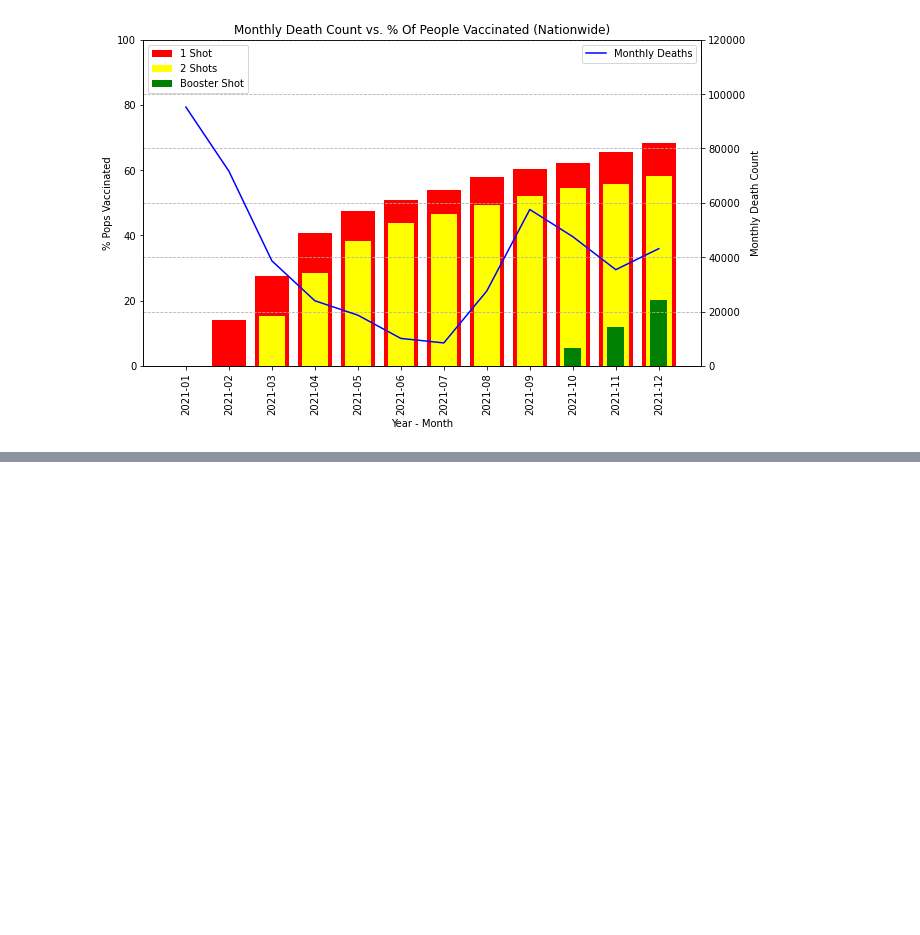
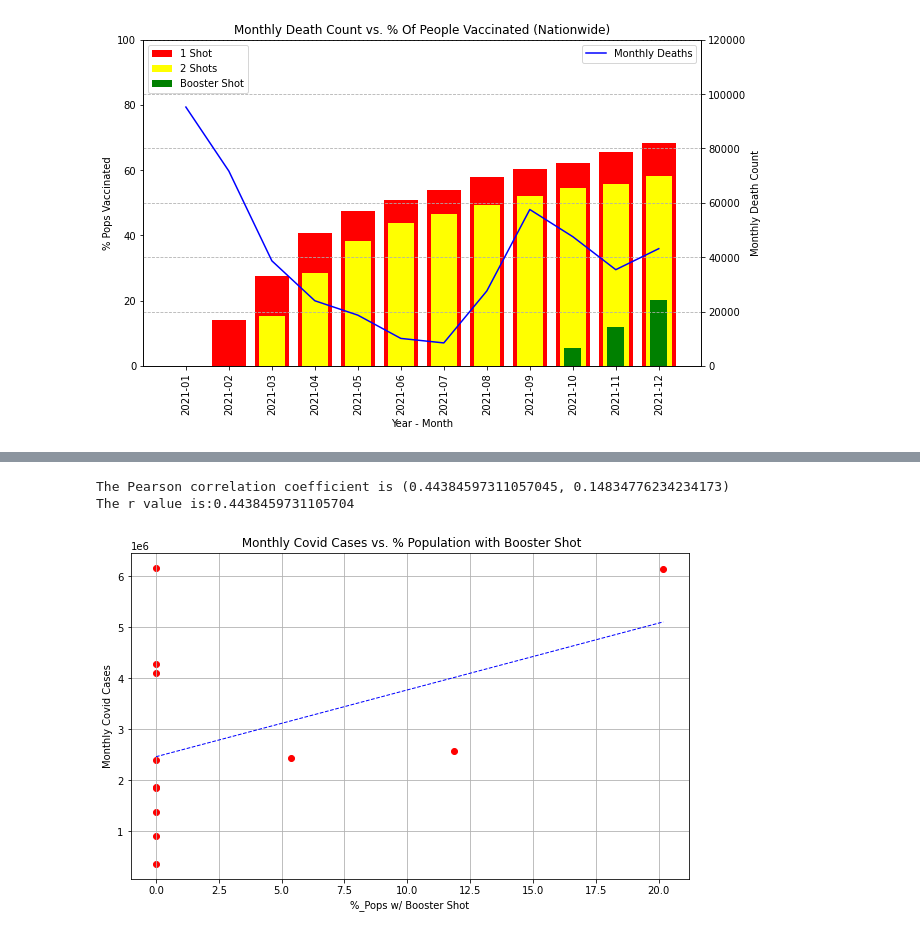
Before and after one commit to tracypoon/Group_3_Project, a Jupyter notebook: Tom/Covid Data Analysis v2.ipynb, the cells around one changed output, grey strips where cells are left out. Saved outputs shown, nothing was run; the diff lists cells and outputs as text; code cells hidden in the pictures; blank space fills up the shorter version.

```diff
--- a/Tom/Covid Data Analysis v2.ipynb
+++ b/Tom/Covid Data Analysis v2.ipynb
@@ -549,0 +609,29 @@ plt.show()
+# %%
+# Calculate the Pearson correlation coefficient between Monthly Covid Cases and % Population with Booster Shot
+value_correlation = st.pearsonr(final_monthly_set3_df["%_Pops w/ Booster_Shot"], final_monthly_set3_df["Monthly Cases"])
+print(f"The Pearson correlation coefficient is {value_correlation}")
+
+percent_booster = final_monthly_set3_df["%_Pops w/ Booster_Shot"].tolist()
+cases_count = final_monthly_set3_df["Monthly Cases"].tolist()
+
+# Perform a linear regression on Monthly Death Counts vs. % Population with Booster Shot
+slope, int, r, p, std_err = st.linregress(percent_booster, cases_count)
+# Create equation of line
+fit = slope * final_monthly_set3_df["%_Pops w/ Booster_Shot"] + int
+print(f"The r value is:{r}")
+
+# Plot the linear model on top of scatter plot
+plt.scatter(final_monthly_set3_df["%_Pops w/ Booster_Shot"], final_monthly_set3_df["Monthly Cases"], color = "red")
+plt.plot(final_monthly_set3_df["%_Pops w/ Booster_Shot"], fit, "b--", linewidth = 1)
+plt.title(f" Monthly Covid Cases vs. % Population with Booster Shot")
+plt.xlabel("%_Pops w/ Booster Shot")
+plt.ylabel("Monthly Covid Cases")
+plt.grid()
+# Add equation line
+line_eq = "y = " + str(round(slope,2)) + "x + " + str(round(int,2))
+plt.annotate(line_eq,(0,20000), fontsize = 15, color = "red")
+plt.show()
+# %% [output]
+The Pearson correlation coefficient is (0.44384597311057045, 0.14834776234234173)
+The r value is:0.4438459731105704
+[figure, added]
```
Also changed, not shown: parts of 6 cells of this notebook.
